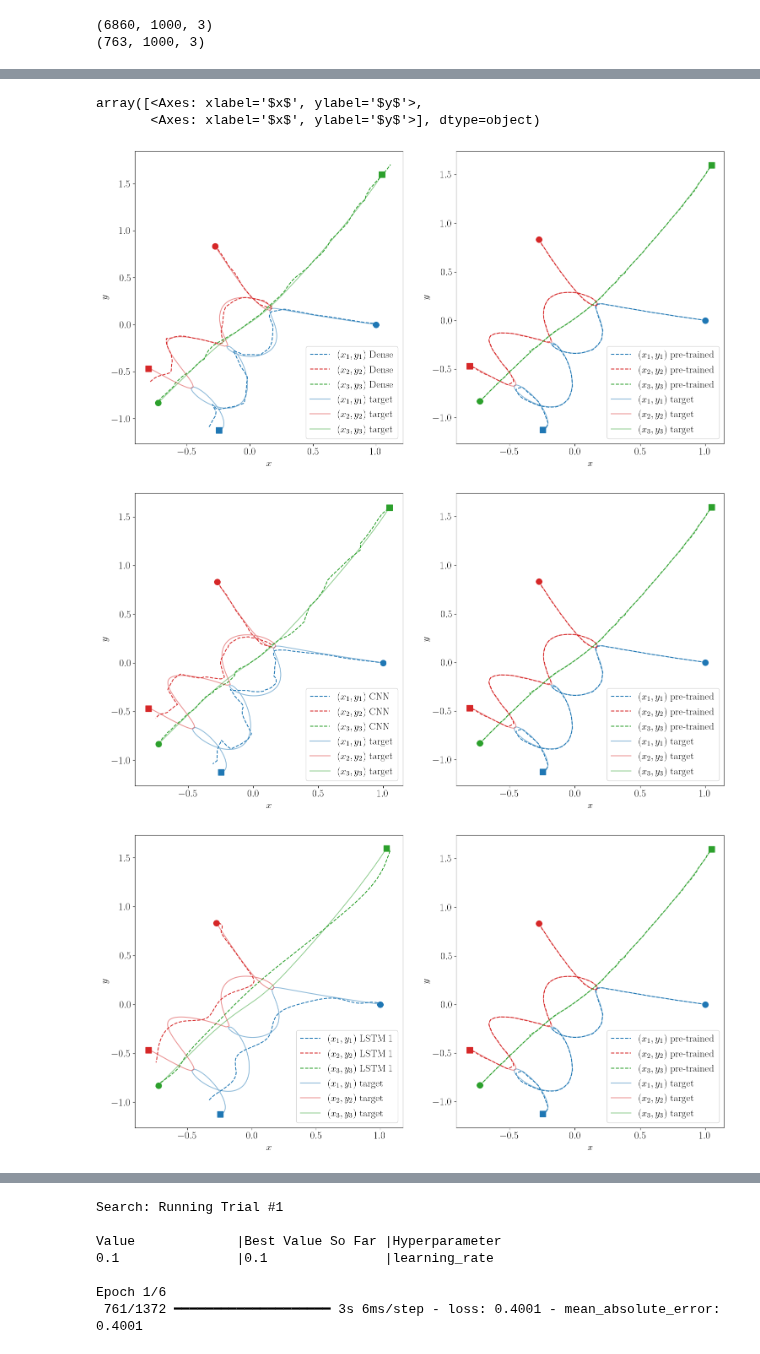
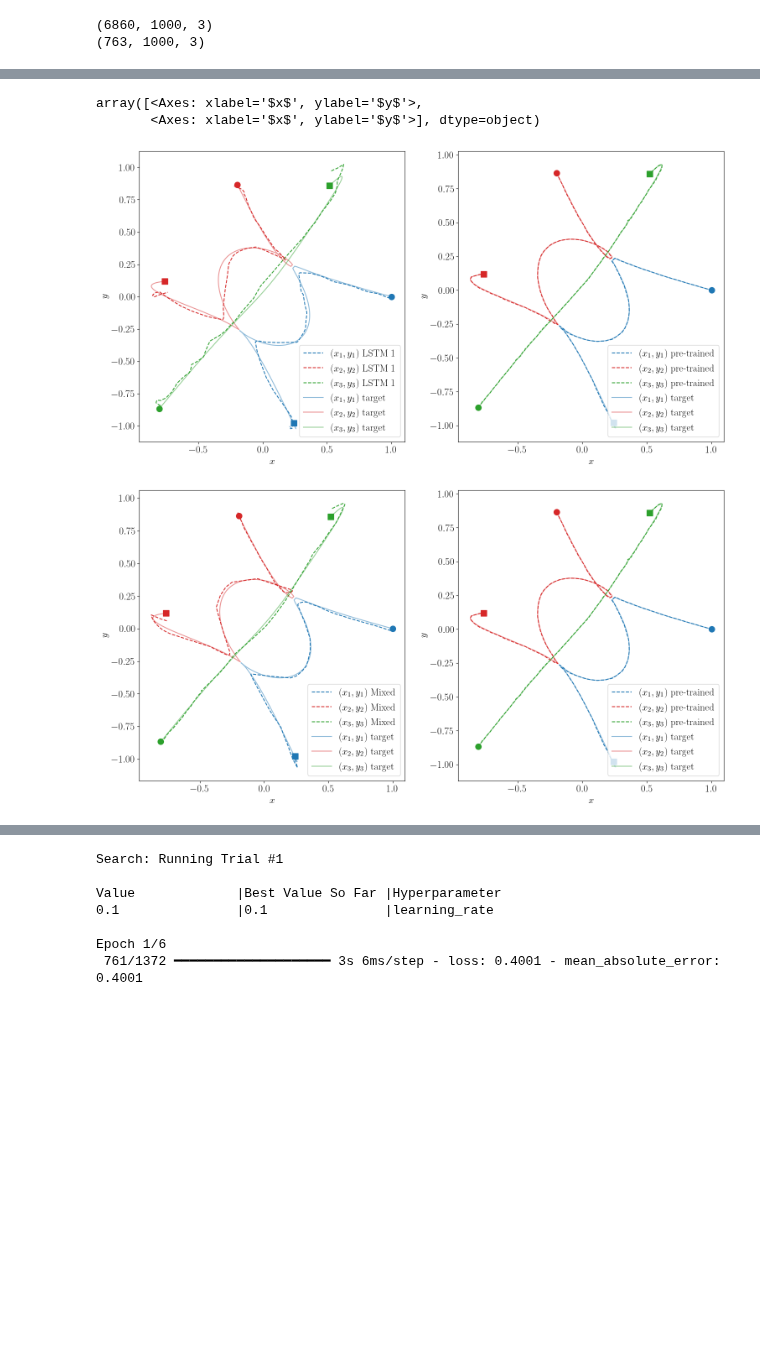
Before and after one commit to stommen/tif285-projects, a Jupyter notebook: project_2/project2_JHOS.ipynb, the cells around one changed output, grey strips where cells are left out. Cells and saved outputs as stored; diff of their text form; code cells hidden in the pictures; blank space fills up the shorter version.

```diff
--- a/project_2/project2_JHOS.ipynb
+++ b/project_2/project2_JHOS.ipynb
@@ -380,20 +366,19 @@ traject_pre = prediction(pre_trained_model, val_targets, val_data)
 # %%
 tr_num = 2
 
-plot_trajectories(traject_dense_5,traject_pre, val_targets,
-                model = 'Dense', trajectory_number=tr_num)
-
-plot_trajectories(traject_cnn,traject_pre, val_targets,
-                model = 'CNN', trajectory_number=tr_num)
-
+#plot_trajectories(traject_dense_5,traject_pre, val_targets,
+#                model = 'Dense', trajectory_number=tr_num)
+#
+#plot_trajectories(traject_cnn,traject_pre, val_targets,
+ #               model = 'CNN', trajectory_number=tr_num)
+#
 plot_trajectories(traject_lstm,traject_pre, val_targets,
                 model = 'LSTM 1', trajectory_number=tr_num)
 
-plot_trajectories(traject_lstm2,traject_pre, val_targets,
-                model = 'LSTM 2', trajectory_number=tr_num)
+plot_trajectories(traject_mixed,traject_pre, val_targets,
+                model = 'Mixed', trajectory_number=tr_num)
 # %% [output]
 array([<Axes: xlabel='$x$', ylabel='$y$'>,
        <Axes: xlabel='$x$', ylabel='$y$'>], dtype=object)
-[figure, old version]
+[figure, new version]
-[figure, old version]
+[figure, new version]
-[figure, removed]
```
Also changed, not shown: parts of 7 cells of this notebook, 7 other files.
